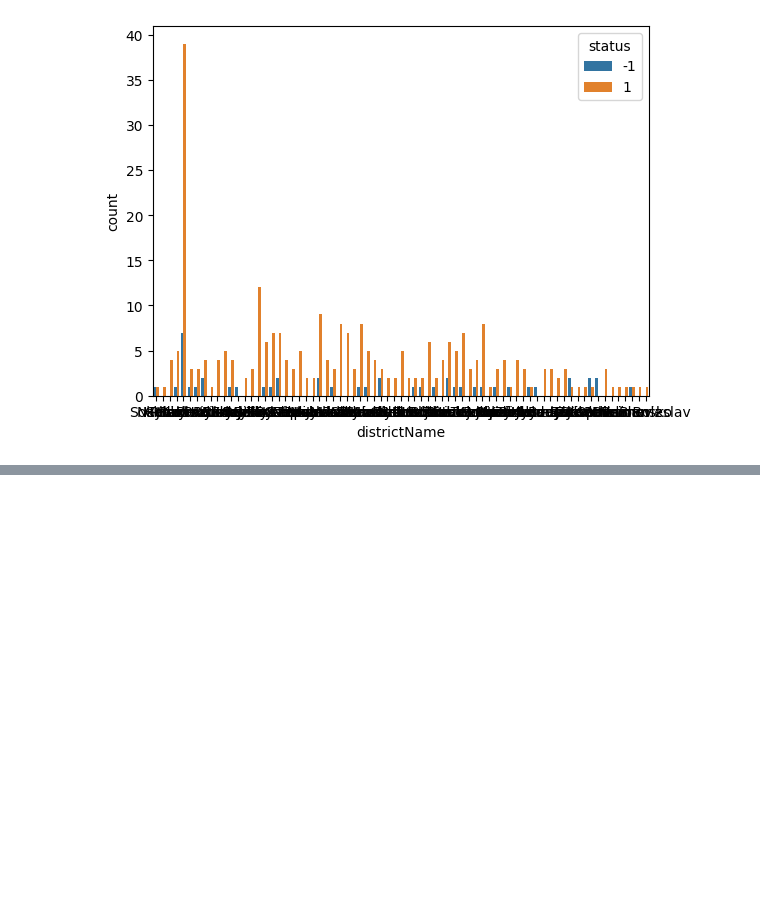
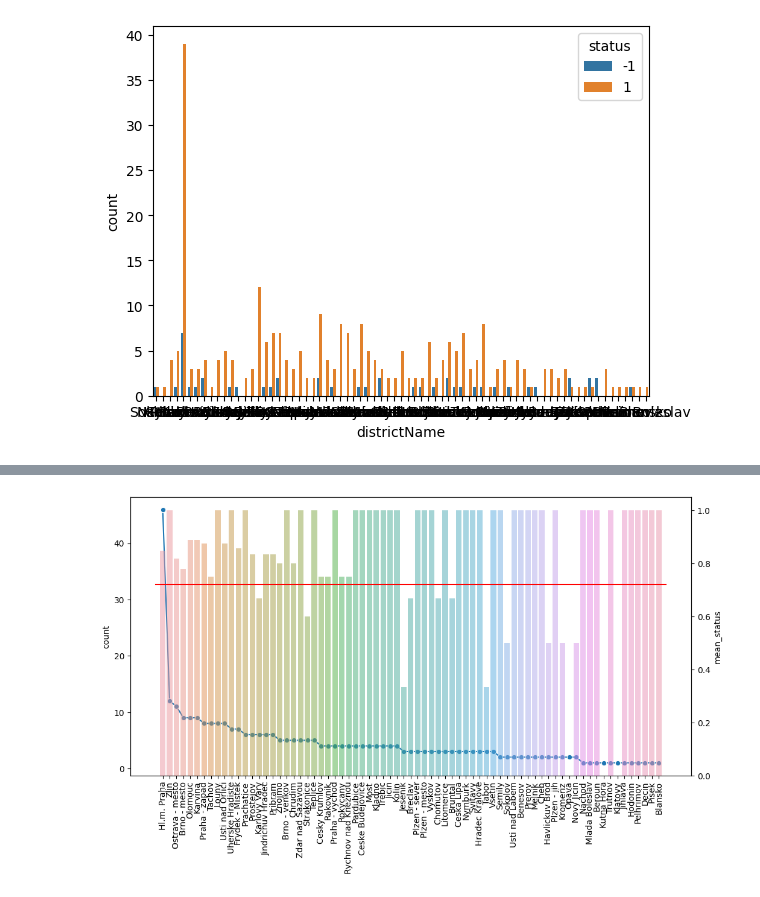
Before and after one commit to adr1an0s0ar3s/feup-ac-22-23, a Jupyter notebook: notebooks/district.ipynb, the cells around one changed output, grey strips where cells are left out. Drawn from its saved outputs; the diff is of its cells as text; code cells hidden in the pictures; blank space fills up the shorter version.

Commit message:
Add graph of status by district

```diff
--- a/notebooks/district.ipynb
+++ b/notebooks/district.ipynb
@@ -37,3 +51,11 @@ sns.countplot(df, x='districtName', hue='status')
 # %% [output]
 <AxesSubplot:xlabel='districtName', ylabel='count'>
 [figure]
+# %%
+district_df = df.copy()
+district_df['status'] = (district_df['status']+1)/2 # Transform status from -1/1 to 0/1 to improve plot
+district_df = district_df.groupby('districtName') \
+                         .agg(count=('districtName', 'count'), mean_status=('status', 'mean'), median_status=('status', 'median')) \
+                         .reset_index()
+district_df = district_df.sort_values(by=['count'], ascending=False).reset_index(drop=True)
+district_df.head()
@@ -39,0 +81,14 @@ sns.countplot(df, x='districtName', hue='status')
+# %%
+ax1 = sns.set_style(style=None, rc=None )
+fig, ax1 = plt.subplots(figsize=(12,6))
+
+sns.lineplot(data=district_df['count'], marker='o', sort = False, ax=ax1)
+ax2 = ax1.twinx()
+
+plot = sns.barplot(y='mean_status', x='districtName', data=district_df, alpha=0.5, ax=ax2)
+plt.setp(ax1.get_xticklabels(), rotation=90)
+
+plt.plot([-1,73],[0.719512, 0.719512], color='r')
+print()
+# %% [output]
+[figure, added]
```
Also changed, not shown: parts of 7 cells of this notebook.
